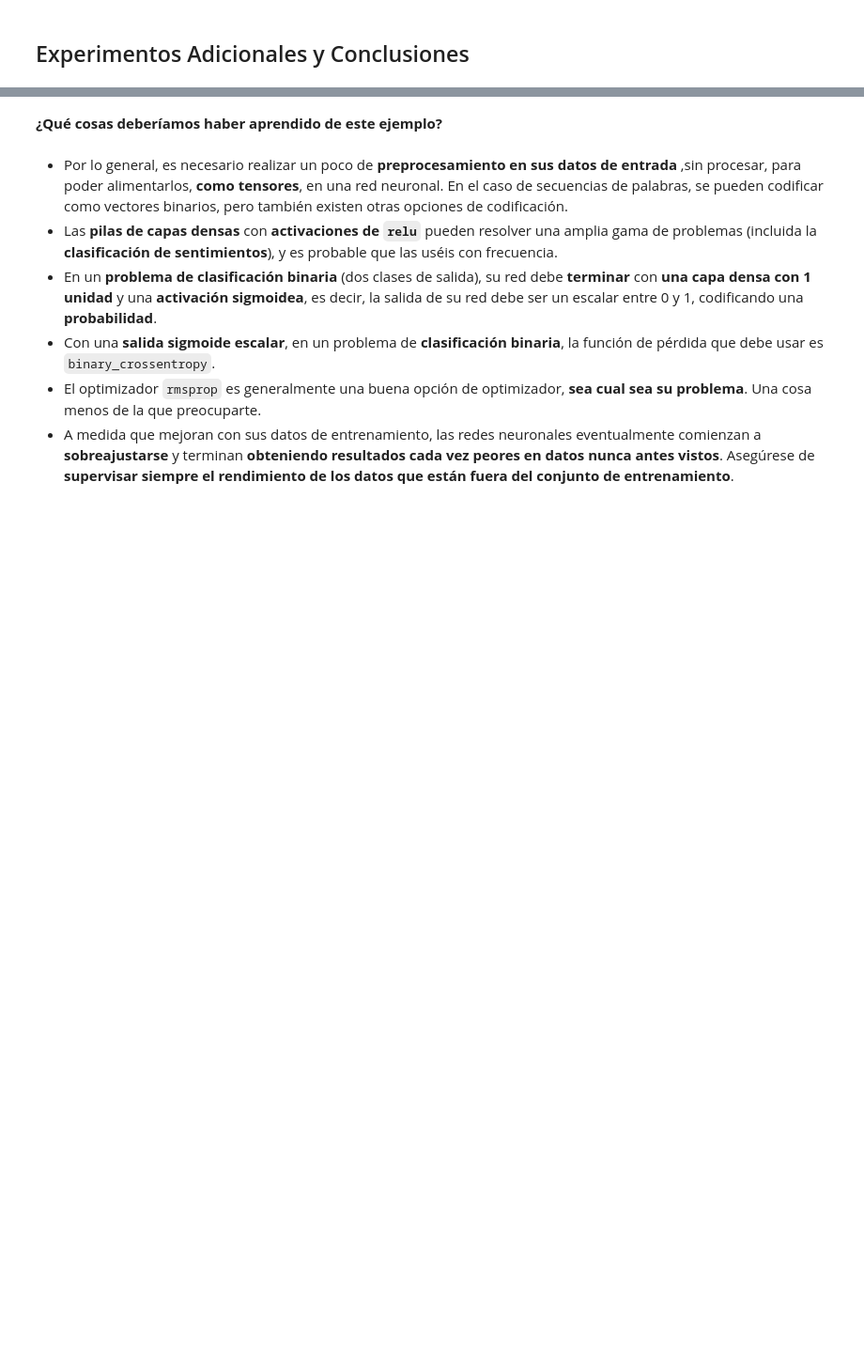
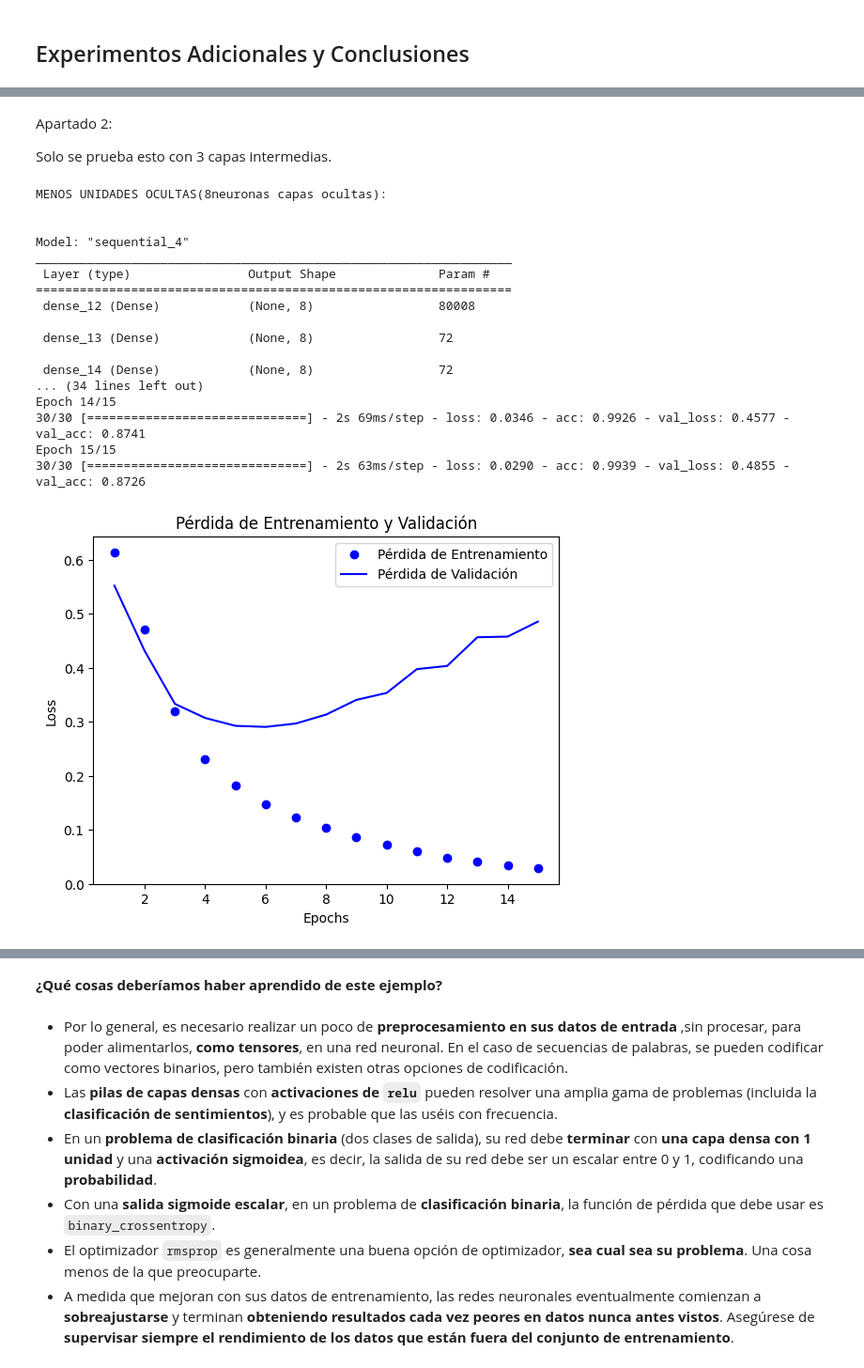
Before and after one commit to 9105507/APRENDIZAJE_AUTOMATICO_23_24, a Jupyter notebook: TEMA 1/3_1_Clasificacion_binaria_criticas_peliculas.ipynb, the cells around one changed output, grey strips where cells are left out. Shown at 94% size. Cells and saved outputs as stored; diff of their text form; code cells hidden in the pictures; blank space fills up the shorter version.

```diff
--- a/TEMA 1/3_1_Clasificacion_binaria_criticas_peliculas.ipynb
+++ b/TEMA 1/3_1_Clasificacion_binaria_criticas_peliculas.ipynb
@@ -356,0 +496,74 @@ Precisión con los datos de test: 0.8873999714851379
+# %% [markdown]
+Apartado 2:
+
+Solo se prueba esto con 3 capas intermedias.
+# %%
+print("MENOS UNIDADES OCULTAS(8neuronas capas ocultas):\n\n")
+
+model = models.Sequential()
+# Entrada, un tensor con la crítica vectorizada (10000 valores)
+model.add(layers.Dense(8, activation='relu', input_shape=(10000,)))
+model.add(layers.Dense(8, activation='relu'))
+model.add(layers.Dense(8, activation='relu'))
+model.add(layers.Dense(1, activation='sigmoid'))
+model.summary()
+model.compile(optimizer='rmsprop',
+              loss='binary_crossentropy',
+              metrics=['acc'])
+
+history = model.fit(partial_x_train,
+                    partial_y_train,
+                    epochs=15,
+                    batch_size=512,
+                    validation_data=(x_val, y_val))
+history_dict = history.history
+history_dict.keys()
+
+acc = history.history['acc']
+val_acc = history.history['val_acc']
+loss = history.history['loss']
+val_loss = history.history['val_loss']
+
+epochs = range(1, len(acc) + 1)
+
+# "bo" es para "punto azun"
+plt.plot(epochs, loss, 'bo', label='Pérdida de Entrenamiento')
+# "b" es para "linea continua azul"
+plt.plot(epochs, val_loss, 'b', label='Pérdida de Validación')
+plt.title('Pérdida de Entrenamiento y Validación')
+plt.xlabel('Epochs')
+plt.ylabel('Loss')
+plt.legend()
+
+plt.show()
+plt.clf()   # Limpia la figura
+acc_values = history_dict['acc']
+val_acc_values = history_dict['val_acc']
+
+plt.plot(epochs, acc, 'bo', label='Precisión de Entrenamiento')
+plt.plot(epochs, val_acc, 'b', label='Precisión de Validación')
+plt.title('Precisión de Entrenamiento y Valización')
+plt.xlabel('Epochs')
+plt.ylabel('Loss')
+plt.legend()
+
+plt.show()
+# %% [output]
+MENOS UNIDADES OCULTAS(8neuronas capas ocultas):
+
+
+Model: "sequential_4"
+_________________________________________________________________
+ Layer (type)                Output Shape              Param #
+=================================================================
+ dense_12 (Dense)            (None, 8)                 80008
+
+ dense_13 (Dense)            (None, 8)                 72
+
+ dense_14 (Dense)            (None, 8)                 72
+... (34 lines left out)
+Epoch 14/15
+30/30 [==============================] - 2s 69ms/step - loss: 0.0346 - acc: 0.9926 - val_loss: 0.4577 - val_acc: 0.8741
+Epoch 15/15
+30/30 [==============================] - 2s 63ms/step - loss: 0.0290 - acc: 0.9939 - val_loss: 0.4855 - val_acc: 0.8726
+[figure, added]
```
Also changed, not shown: parts of 21 cells of this notebook.
